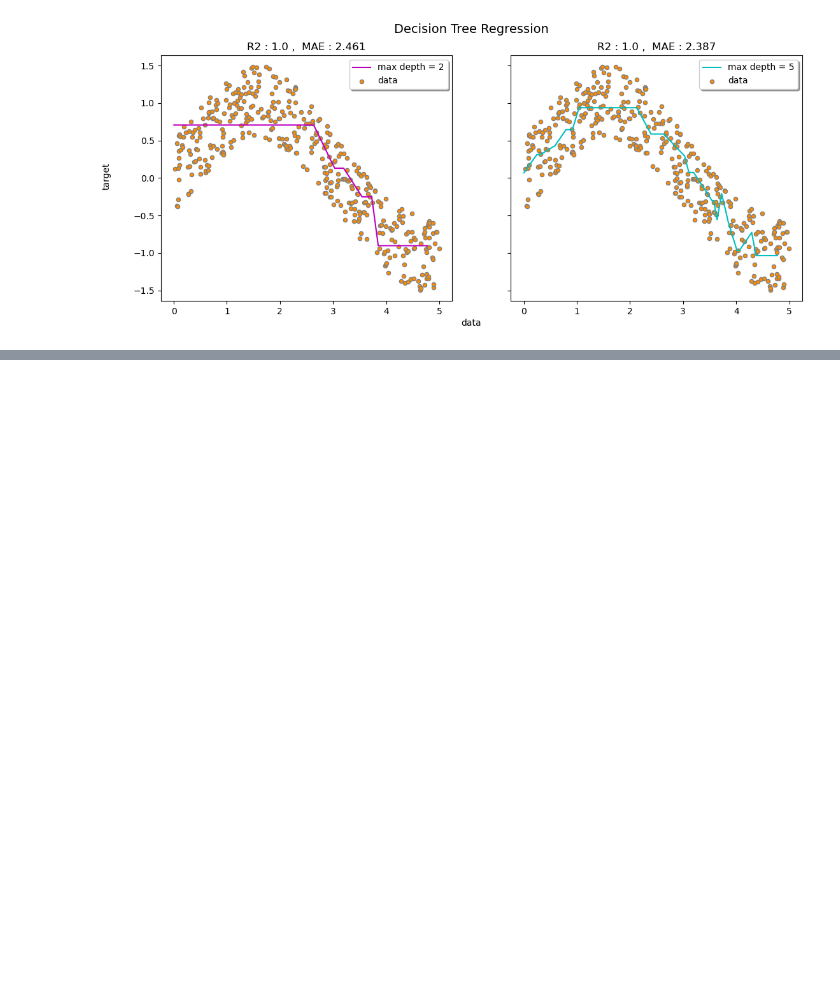
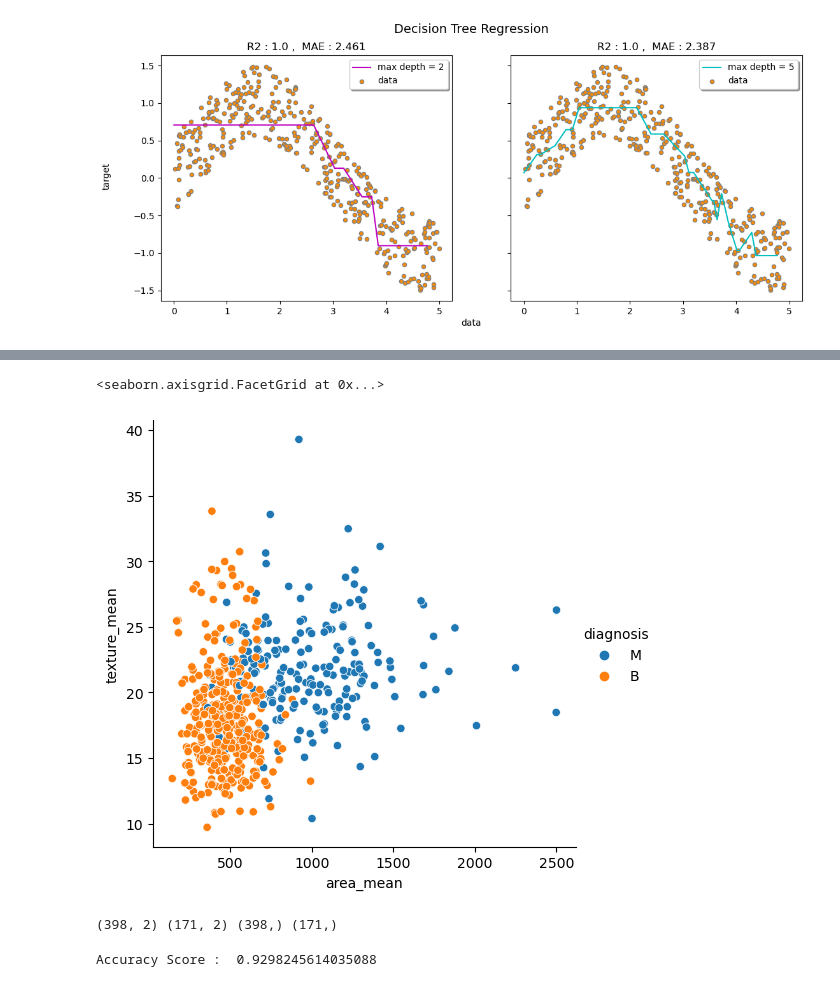
Before and after one commit to shbang-cmd/python_onebook, a Jupyter notebook: 파이썬한권으로끝내기_6장.ipynb, the cells around one changed output, grey strips where cells are left out. Drawn from its saved outputs; the diff is of its cells as text; code cells hidden in the pictures; blank space fills up the shorter version.

```diff
--- a/파이썬한권으로끝내기_6장.ipynb
+++ b/파이썬한권으로끝내기_6장.ipynb
@@ -2021,0 +2052,32 @@ plt.show()
+# %%
+# 분석을 위해 breast 데이터세트중 설명변수를 area_mean, texture_mean으로 설정하고 타깃변수를 diagnosis로 설정
+sns.relplot(x='area_mean', y='texture_mean', hue='diagnosis', data=breast)
+# %% [output]
+<seaborn.axisgrid.FacetGrid at 0x...>
+[figure, added]
+# %%
+# 범주형 종속변수를 이상형으로 변환 : diagnosis의 M은 1, M이 아니면 0으로 변환
+# 학습데이터와 평가데이터를 7:3으로 분할
+import numpy as np
+from sklearn.model_selection import train_test_split
+
+breast['diagnosis'] = np.where(breast['diagnosis'] == 'M', 1, 0)
+features = ['area_mean', 'area_worst']
+
+X = breast[features]
+y = breast['diagnosis']
+
+x_train, x_test, y_train, y_test = train_test_split(X, y, test_size=.3, stratify = y, random_state = 1)
+print(x_train.shape, x_test.shape, y_train.shape, y_test.shape)
+# %% [output]
+(398, 2) (171, 2) (398,) (171,)
+# %%
+# BaggingClassifier를 이용하여 분류기 생성 및 예측
+from sklearn.tree import DecisionTreeClassifier
+from sklearn.ensemble import BaggingClassifier
+
+clf = BaggingClassifier(base_estimator = DecisionTreeClassifier())
+pred = clf.fit(x_train, y_train).predict(x_test)
+print('Accuracy Score : ', clf.score(x_test, y_test))
+# %% [output]
+Accuracy Score :  0.9298245614035088
```
Also changed, not shown: parts of 23 cells of this notebook.
